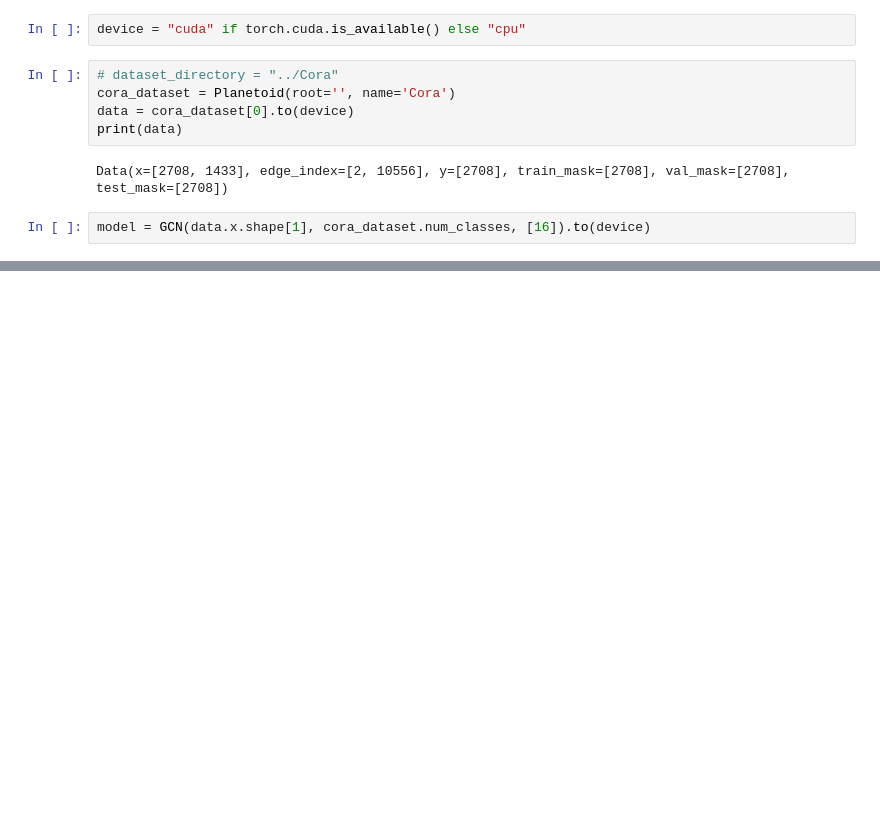
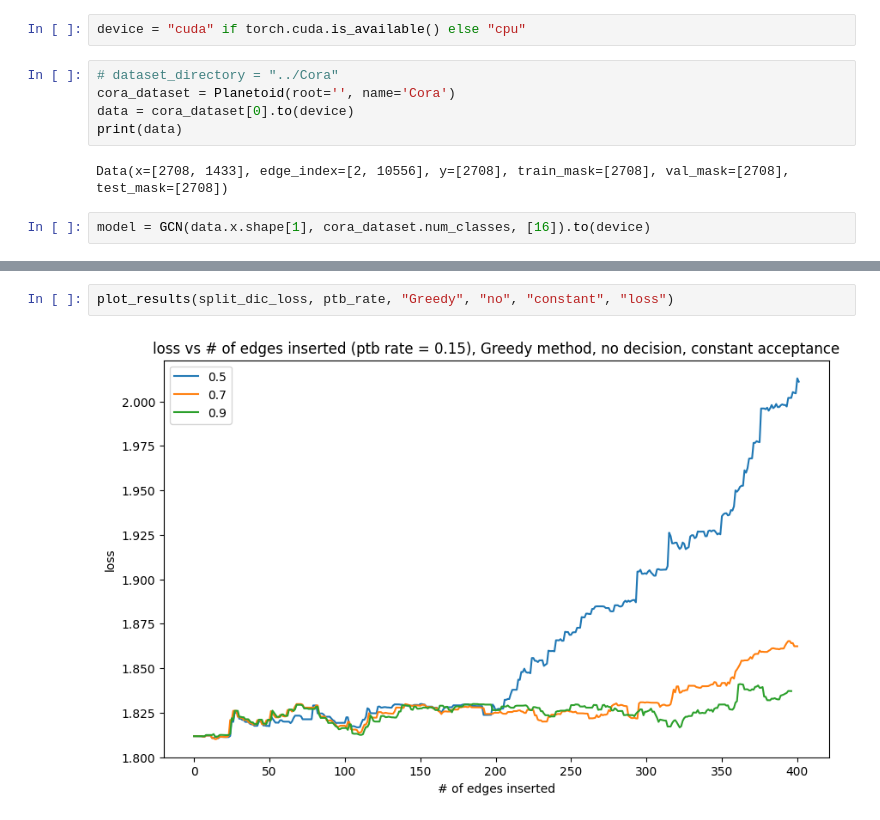
Before and after one commit to wrcorcoran/2-phase-attack, a Jupyter notebook: experiments/2-phase/metattack_loss.ipynb, the cells around one changed output, grey strips where cells are left out. Saved outputs shown, nothing was run; the diff lists cells and outputs as text; blank space fills up the shorter version.

```diff
--- a/experiments/2-phase/metattack_loss.ipynb
+++ b/experiments/2-phase/metattack_loss.ipynb
@@ -334,0 +206,4 @@ plt.show()
+# %%
+plot_results(split_dic_loss, ptb_rate, "Greedy", "no", "constant", "loss")
+# %% [output]
+[figure, added]
```
Also changed, not shown: parts of 25 cells of this notebook, 2 other files.
